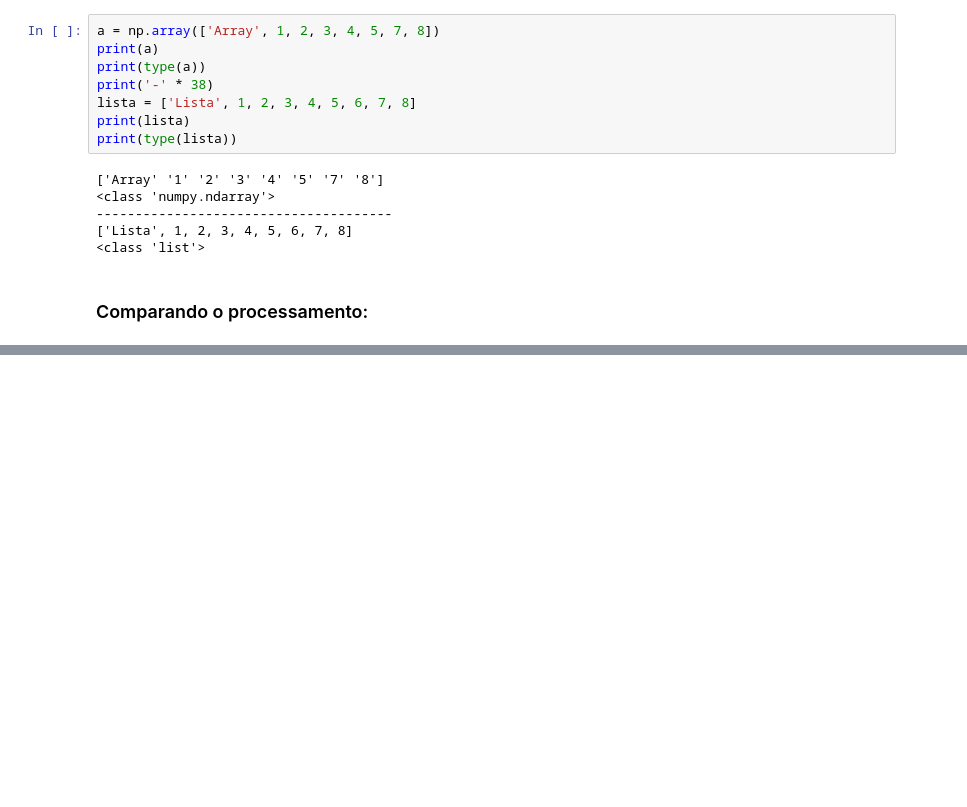
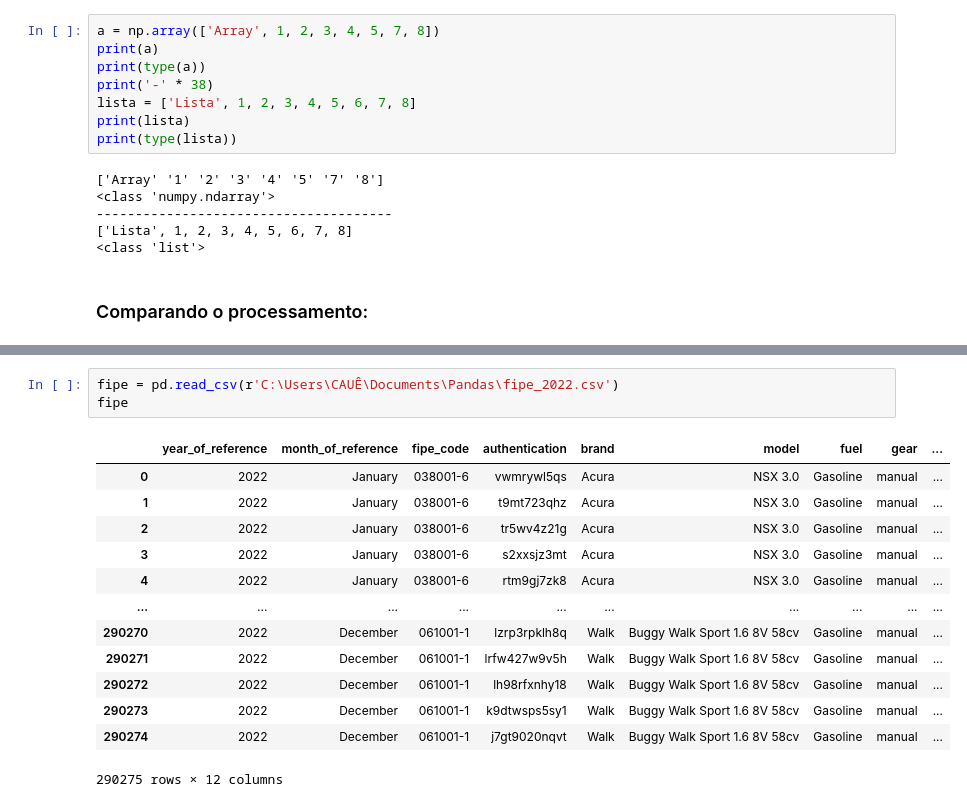
Before and after one commit to 1caue/Pandas, a Jupyter notebook: Numpy/Numpy.ipynb, the cells around one changed output, grey strips where cells are left out. Cells and saved outputs as stored; diff of their text form; blank space fills up the shorter version.

```diff
--- a/Numpy/Numpy.ipynb
+++ b/Numpy/Numpy.ipynb
@@ -173,0 +176,17 @@ plt.show()
+# %%
+fipe = pd.read_csv(r'C:\Users\CAUÊ\Documents\Pandas\fipe_2022.csv')
+fipe
+# %% [output]
+|  | year_of_reference | month_of_reference | fipe_code | authentication | brand | model | fuel | gear | ... |
+| 0 | 2022 | January | 038001-6 | vwmrywl5qs | Acura | NSX 3.0 | Gasoline | manual | ... |
+| 1 | 2022 | January | 038001-6 | t9mt723qhz | Acura | NSX 3.0 | Gasoline | manual | ... |
+| 2 | 2022 | January | 038001-6 | tr5wv4z21g | Acura | NSX 3.0 | Gasoline | manual | ... |
+| 3 | 2022 | January | 038001-6 | s2xxsjz3mt | Acura | NSX 3.0 | Gasoline | manual | ... |
+| 4 | 2022 | January | 038001-6 | rtm9gj7zk8 | Acura | NSX 3.0 | Gasoline | manual | ... |
+| ... | ... | ... | ... | ... | ... | ... | ... | ... | ... |
+| 290270 | 2022 | December | 061001-1 | lzrp3rpklh8q | Walk | Buggy Walk Sport 1.6 8V 58cv | Gasoline | manual | ... |
+| 290271 | 2022 | December | 061001-1 | lrfw427w9v5h | Walk | Buggy Walk Sport 1.6 8V 58cv | Gasoline | manual | ... |
+| 290272 | 2022 | December | 061001-1 | lh98rfxnhy18 | Walk | Buggy Walk Sport 1.6 8V 58cv | Gasoline | manual | ... |
+| 290273 | 2022 | December | 061001-1 | k9dtwsps5sy1 | Walk | Buggy Walk Sport 1.6 8V 58cv | Gasoline | manual | ... |
+| 290274 | 2022 | December | 061001-1 | j7gt9020nqvt | Walk | Buggy Walk Sport 1.6 8V 58cv | Gasoline | manual | ... |
+290275 rows × 12 columns
```
Also changed, not shown: parts of 9 cells of this notebook.
